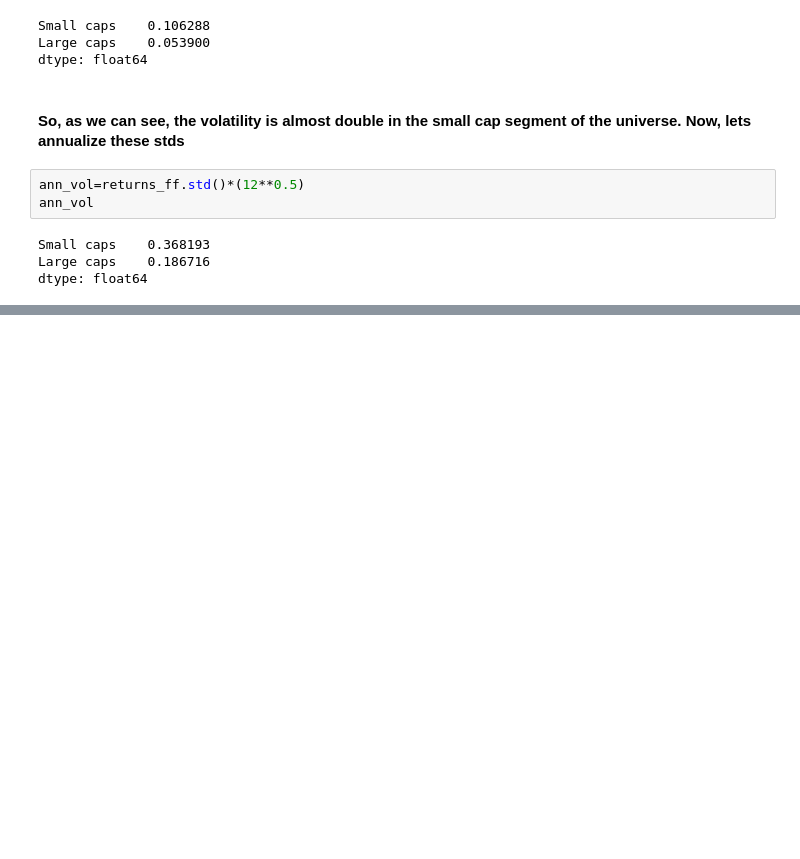
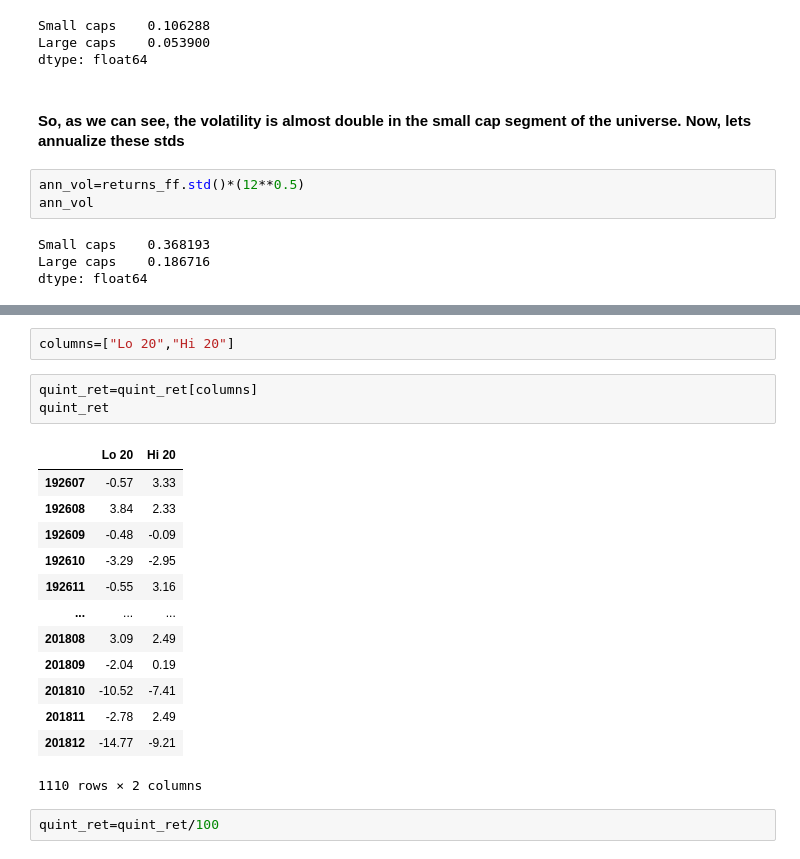
Before and after one commit to biv-neupane7/Investment-management-with-python, a Jupyter notebook: Risk and Returns EDHEC.ipynb, the cells around one changed output, grey strips where cells are left out. Cells and saved outputs as stored; diff of their text form; blank space fills up the shorter version.

```diff
--- a/Risk and Returns EDHEC.ipynb
+++ b/Risk and Returns EDHEC.ipynb
@@ -376,0 +451,21 @@ dtype: float64
+# %%
+columns=["Lo 20","Hi 20"]
+# %%
+quint_ret=quint_ret[columns]
+quint_ret
+# %% [output]
+|  | Lo 20 | Hi 20 |
+| 192607 | -0.57 | 3.33 |
+| 192608 | 3.84 | 2.33 |
+| 192609 | -0.48 | -0.09 |
+| 192610 | -3.29 | -2.95 |
+| 192611 | -0.55 | 3.16 |
+| ... | ... | ... |
+| 201808 | 3.09 | 2.49 |
+| 201809 | -2.04 | 0.19 |
+| 201810 | -10.52 | -7.41 |
+| 201811 | -2.78 | 2.49 |
+| 201812 | -14.77 | -9.21 |
+1110 rows × 2 columns
+# %%
+quint_ret=quint_ret/100
```
Also changed, not shown: parts of 42 cells of this notebook.
